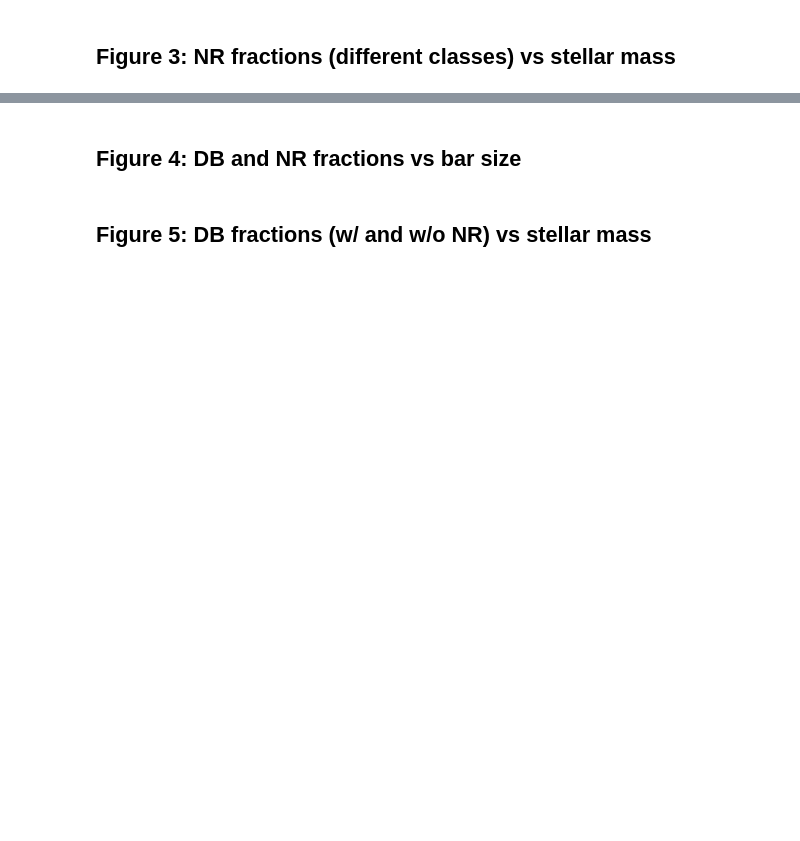
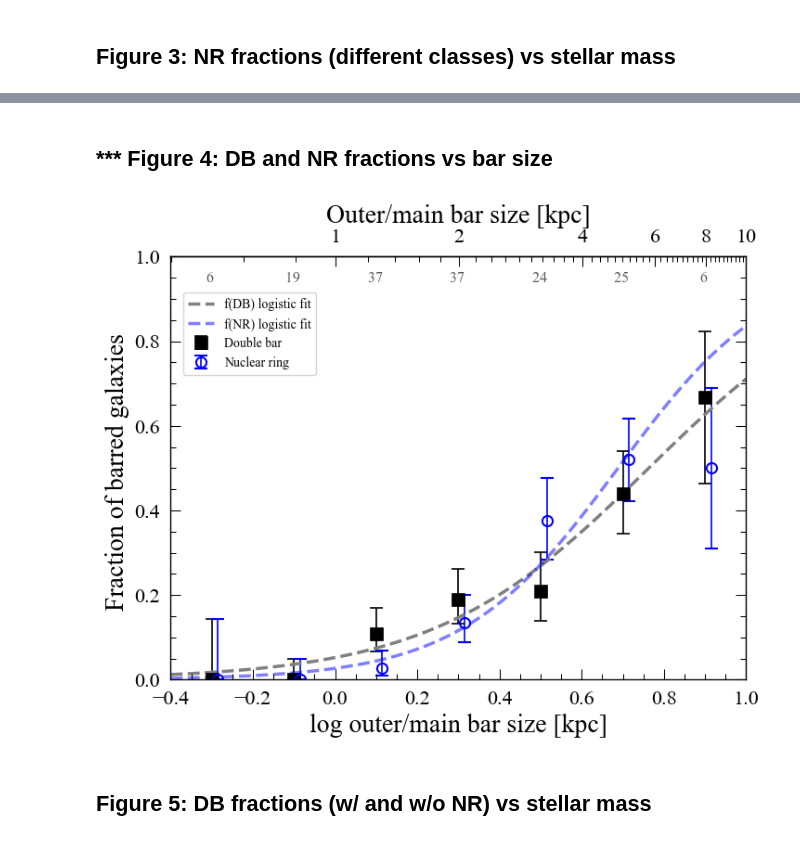
Before and after one commit to perwin/db-nr_paper, a Jupyter notebook: figures_for_paper.ipynb, the cells around one changed output, grey strips where cells are left out. Saved outputs shown, nothing was run; the diff lists cells and outputs as text; code cells hidden in the pictures; blank space fills up the shorter version.

```diff
--- a/figures_for_paper.ipynb
+++ b/figures_for_paper.ipynb
@@ -357,5 +373,5 @@ if savePlots:
 # %% [markdown]
-## Figure 4: DB and NR fractions vs bar size
+## *** Figure 4: DB and NR fractions vs bar size
 # %%
 aa = np.arange(-0.4,1.01,0.01)
 logamax_dp_kpc = np.log10(df_bars.amax_dp_kpc)
@@ -365,35 +381,37 @@ pu.PlotFrequency(logamax_dp_kpc, ii_nr, ii_nonnr, -0.4,1.2,0.2, offset=0.015,noE
 plot(aa, logistic(aa,coeffs_db_amax), '0.5', ls='--', lw=2.5, label="f(DB) logistic fit")
 plot(aa, logistic(aa,coeffs_nr_amax), 'blue', alpha=0.5, ls='--', lw=2.5, label="f(NR) logistic fit")
 ylim(0,1)
 ylabel("Fraction of barred galaxies ");xlabel("log outer/main bar size [kpc]")
 
 
 # add bin counts
 binranges = np.arange(-0.4,1.2,0.2)
 i_all = ii_db + ii_nondb
 (n_all, bin_edges) = np.histogram(logamax_dp_kpc[i_all], binranges)
 n_all_int = [round(n) for n in n_all]
 for i in range(len(n_all_int)):
     x = binranges[i]
     n = n_all_int[i]
     text(x + 0.07, 0.94, "%3d" % n, fontsize=11.5, color='0.35')
 
 legend(loc='upper left', bbox_to_anchor=(0.01,0,1,0.93), fontsize=10)
 
 def axis_to_lin( x ):
     return 10**x
 
 def axis_to_log( x ):
     return np.log10(x)
 
 ax = gca()
 ax.tick_params(axis='x', which='both', bottom=True, top=False)
 secax = ax.secondary_xaxis('top', functions=(axis_to_lin, axis_to_log))
 secax.set_xticks([1.0, 2.0, 4.0, 6.0, 8.0, 10.0])
 secax.set_xlabel('Outer/main bar size [kpc]')
-
 subplots_adjust(bottom=0.14)
-savefig(baseDir + "fDB-NR_vs_logbarsize.pdf")
+if savePlots:
+    savefig(baseDir + "fDB-NR_vs_logbarsize.pdf")
+# %% [output]
+[figure, added]
 # %% [markdown]
 ## Figure 5: DB fractions (w/ and w/o NR) vs stellar mass
 # %%
```
Also changed, not shown: parts of 21 cells of this notebook, 6 other files.
